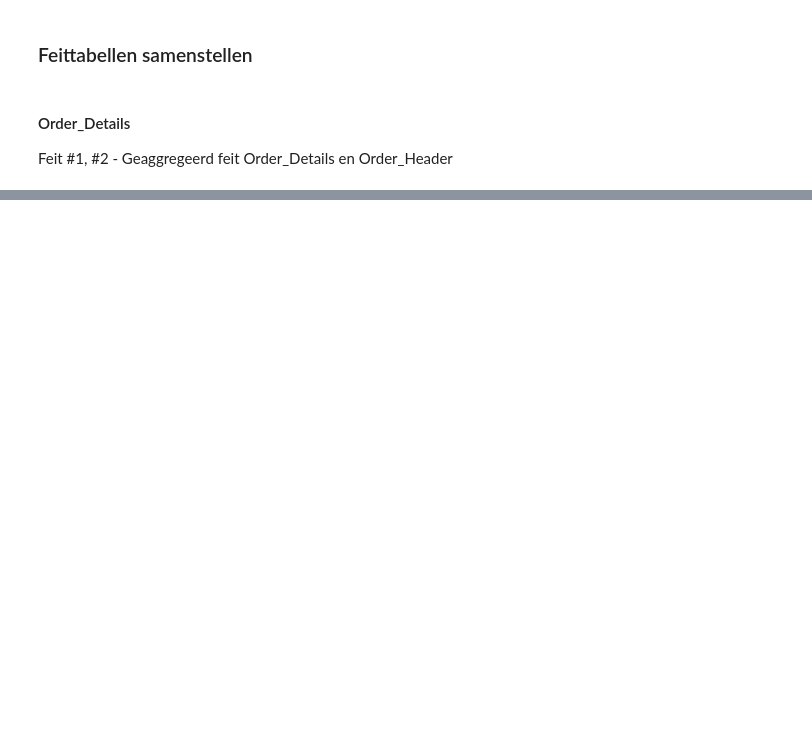
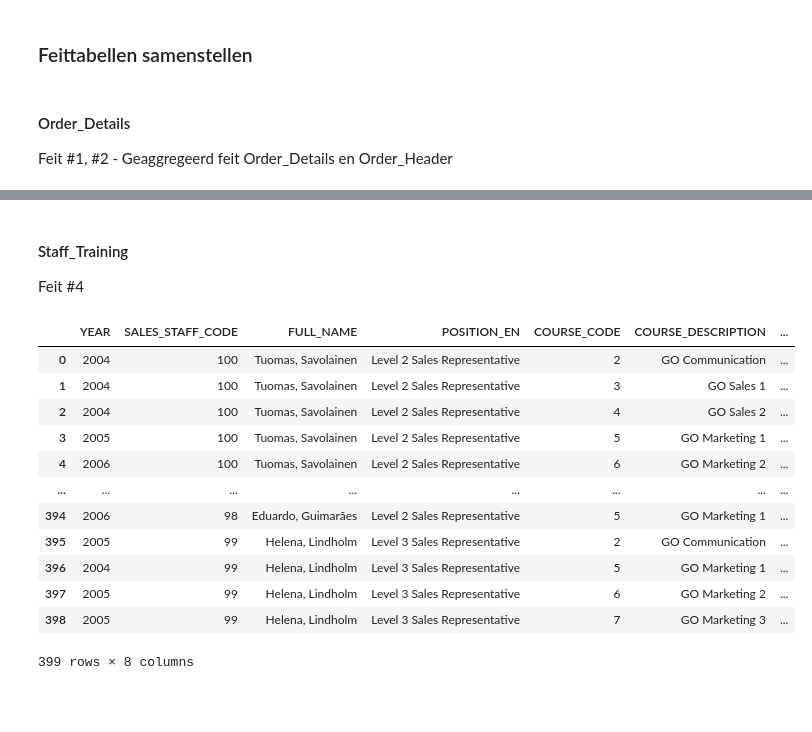
Before and after one commit to DKnightAnon/DEDS_repository, a Jupyter notebook: Week 4/Practicum_4.3_Opdracht_A-Delgado.ipynb, the cells around one changed output, grey strips where cells are left out. Drawn from its saved outputs; the diff is of its cells as text; code cells hidden in the pictures; blank space fills up the shorter version.

```diff
--- a/Week 4/Practicum_4.3_Opdracht_A-Delgado.ipynb
+++ b/Week 4/Practicum_4.3_Opdracht_A-Delgado.ipynb
@@ -140,6 +140,11 @@ go_staff_satisfaction = go_staff_satisfaction[go_staff_satisfaction.columns.drop
 global go_staff_satisfaction_type
 go_staff_satisfaction_type = pd.read_sql_query("SELECT * FROM {}".format("satisfaction_type"),staff_con)
 go_staff_satisfaction_type = go_staff_satisfaction_type[go_staff_satisfaction_type.columns.drop(list(go_staff_satisfaction_type.filter(regex="TRIAL")))]
+
+
+global go_staff_training
+go_staff_training = pd.read_sql_query("SELECT * FROM {}".format("training"),staff_con)
+go_staff_training = go_staff_training = go_staff_training[go_staff_training.columns.drop(list(go_staff_training.filter(regex="TRIAL")))]
 # %% [markdown]
 #### GO_SALES
 # %%
@@ -302,7 +309,7 @@ dtype: object
 # %% [markdown]
 #### GO_STAFF
 # %%
-go_staff = [go_staff_course, go_staff_sales_branch,go_staff_staff,go_staff_satisfaction, go_staff_satisfaction_type]
+go_staff = [go_staff_course, go_staff_sales_branch,go_staff_staff,go_staff_satisfaction, go_staff_satisfaction_type, go_staff_training]
 
 go_staff_course["COURSE_CODE"] = go_staff_course["COURSE_CODE"].astype(int)
 
@@ -318,8 +325,15 @@ go_staff_staff["DATE_HIRED"] = pd.to_datetime(go_staff_staff["DATE_HIRED"])
 go_staff_satisfaction["SALES_STAFF_CODE"] = go_staff_satisfaction["SALES_STAFF_CODE"].astype(int)
 go_staff_satisfaction["SATISFACTION_TYPE_CODE"] = go_staff_satisfaction["SATISFACTION_TYPE_CODE"].astype(int)
 # wat voor datatype for Year? Kijken naar dimensiewaardes
+# losse gedeeltes van datetimes (eg. dag, jaar) opslaan als integers
+go_staff_satisfaction["YEAR"] = go_staff_satisfaction["YEAR"].astype(int)
 
 go_staff_satisfaction_type["SATISFACTION_TYPE_CODE"] = go_staff_satisfaction_type["SATISFACTION_TYPE_CODE"].astype(int)
+
+go_staff_training["SALES_STAFF_CODE"] = go_staff_training["SALES_STAFF_CODE"].astype(int)
+go_staff_training["COURSE_CODE"] = go_staff_training["COURSE_CODE"].astype(int)
+go_staff_training["YEAR"] = go_staff_training["YEAR"].astype(int)
+
 
 for table in go_staff:
     # table = table.drop("TRIAL633", axis=1)
@@ -563,2 +653,28 @@ display(order_details_content)
+# %% [markdown]
+#### Staff_Training
+Feit #4
+# %%
+staff_training_combined = pd.merge(go_staff_training, go_staff_course, left_on="COURSE_CODE", how="inner", right_on="COURSE_CODE")
+staff_training_combined = pd.merge(staff_training_combined, go_staff_staff, left_on="SALES_STAFF_CODE", how="inner", right_on="SALES_STAFF_CODE")
+staff_training_combined["FULL_NAME"] = staff_training_combined[["FIRST_NAME", "LAST_NAME"]].agg( ", ".join, axis=1)
+staff_training_combined = pd.merge(staff_training_combined, go_staff_satisfaction, left_on=["YEAR","SALES_STAFF_CODE"], how="inner", right_on=["YEAR","SALES_STAFF_CODE"])
+staff_training_combined = pd.merge(staff_training_combined, go_staff_satisfaction_type, left_on="SATISFACTION_TYPE_CODE", how="inner", right_on="SATISFACTION_TYPE_CODE")
+staff_training_combined = staff_training_combined.loc[:,["YEAR","SALES_STAFF_CODE", "FULL_NAME","POSITION_EN","COURSE_CODE","COURSE_DESCRIPTION","SATISFACTION_TYPE_CODE","SATISFACTION_TYPE_DESCRIPTION"]]
+
+display(staff_training_combined)
+# %% [output]
+|  | YEAR | SALES_STAFF_CODE | FULL_NAME | POSITION_EN | COURSE_CODE | COURSE_DESCRIPTION | ... |
+| 0 | 2004 | 100 | Tuomas, Savolainen | Level 2 Sales Representative | 2 | GO Communication | ... |
+| 1 | 2004 | 100 | Tuomas, Savolainen | Level 2 Sales Representative | 3 | GO Sales 1 | ... |
+| 2 | 2004 | 100 | Tuomas, Savolainen | Level 2 Sales Representative | 4 | GO Sales 2 | ... |
+| 3 | 2005 | 100 | Tuomas, Savolainen | Level 2 Sales Representative | 5 | GO Marketing 1 | ... |
+| 4 | 2006 | 100 | Tuomas, Savolainen | Level 2 Sales Representative | 6 | GO Marketing 2 | ... |
+| ... | ... | ... | ... | ... | ... | ... | ... |
+| 394 | 2006 | 98 | Eduardo, Guimarães | Level 2 Sales Representative | 5 | GO Marketing 1 | ... |
+| 395 | 2005 | 99 | Helena, Lindholm | Level 3 Sales Representative | 2 | GO Communication | ... |
+| 396 | 2004 | 99 | Helena, Lindholm | Level 3 Sales Representative | 5 | GO Marketing 1 | ... |
+| 397 | 2005 | 99 | Helena, Lindholm | Level 3 Sales Representative | 6 | GO Marketing 2 | ... |
+| 398 | 2005 | 99 | Helena, Lindholm | Level 3 Sales Representative | 7 | GO Marketing 3 | ... |
+399 rows × 8 columns
 # %% [markdown]
 #####
```
Also changed, not shown: parts of 13 cells of this notebook, 3 other files.
